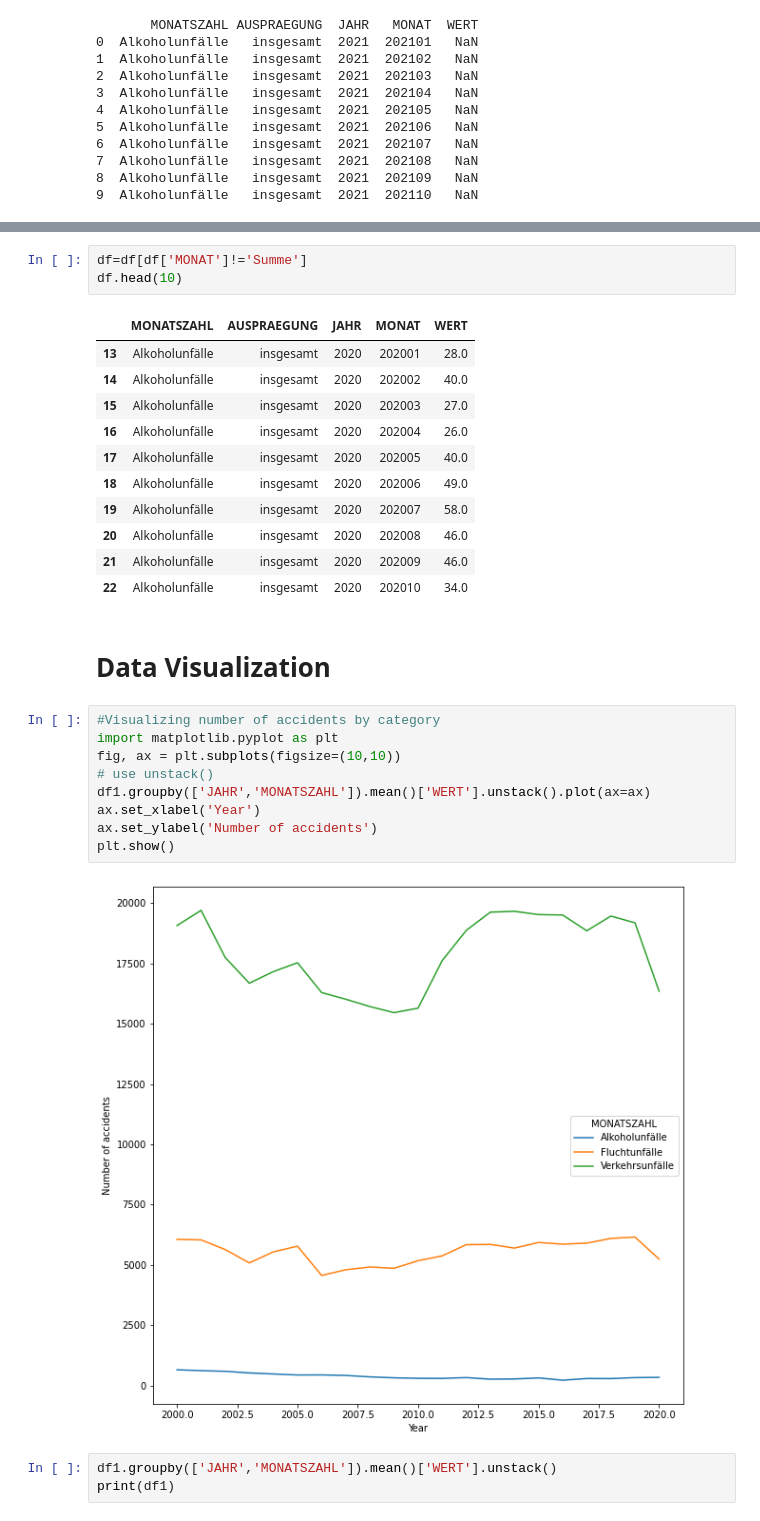
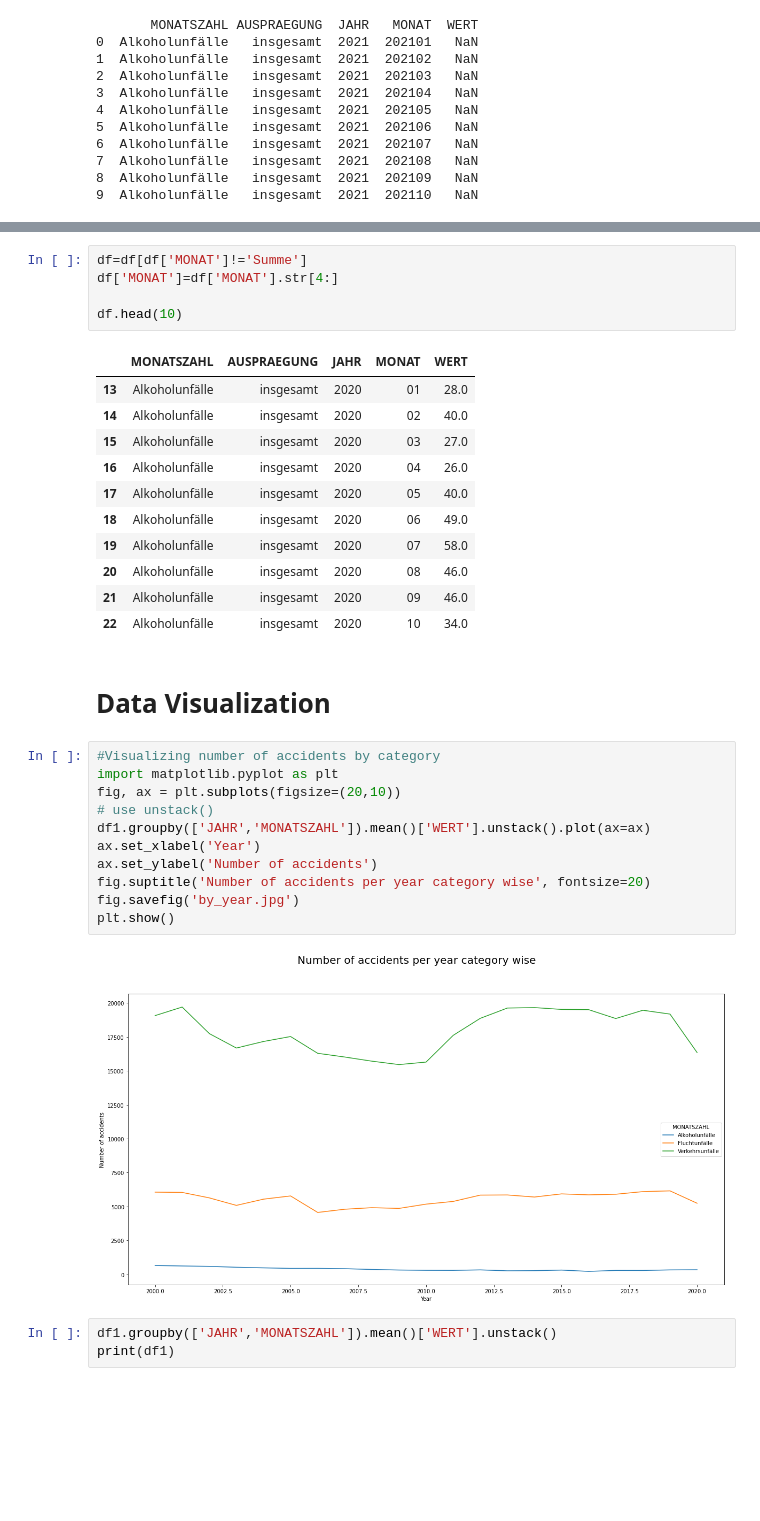
Before and after one commit to Priya15073/Monthly-Traffic-Accidents-in-Munich, a Jupyter notebook: Mission_1.ipynb, the cells around one changed output, grey strips where cells are left out. Saved outputs shown, nothing was run; the diff lists cells and outputs as text; blank space fills up the shorter version.

Commit message:
Commit : Data Vizualization of Time series
Added time-series visualisation by month

```diff
--- a/Mission_1.ipynb
+++ b/Mission_1.ipynb
@@ -93,32 +94,36 @@ df1.head(10)
 | 129 | Alkoholunfälle | insgesamt | 2011 | Summe | 397.0 |
 # %%
 df=df[df['MONAT']!='Summe']
+df['MONAT']=df['MONAT'].str[4:]
+
 df.head(10)
 # %% [output]
 |  | MONATSZAHL | AUSPRAEGUNG | JAHR | MONAT | WERT |
-| 13 | Alkoholunfälle | insgesamt | 2020 | 202001 | 28.0 |
-| 14 | Alkoholunfälle | insgesamt | 2020 | 202002 | 40.0 |
-| 15 | Alkoholunfälle | insgesamt | 2020 | 202003 | 27.0 |
-| 16 | Alkoholunfälle | insgesamt | 2020 | 202004 | 26.0 |
-| 17 | Alkoholunfälle | insgesamt | 2020 | 202005 | 40.0 |
-| 18 | Alkoholunfälle | insgesamt | 2020 | 202006 | 49.0 |
-| 19 | Alkoholunfälle | insgesamt | 2020 | 202007 | 58.0 |
-| 20 | Alkoholunfälle | insgesamt | 2020 | 202008 | 46.0 |
-| 21 | Alkoholunfälle | insgesamt | 2020 | 202009 | 46.0 |
-| 22 | Alkoholunfälle | insgesamt | 2020 | 202010 | 34.0 |
+| 13 | Alkoholunfälle | insgesamt | 2020 | 01 | 28.0 |
+| 14 | Alkoholunfälle | insgesamt | 2020 | 02 | 40.0 |
+| 15 | Alkoholunfälle | insgesamt | 2020 | 03 | 27.0 |
+| 16 | Alkoholunfälle | insgesamt | 2020 | 04 | 26.0 |
+| 17 | Alkoholunfälle | insgesamt | 2020 | 05 | 40.0 |
+| 18 | Alkoholunfälle | insgesamt | 2020 | 06 | 49.0 |
+| 19 | Alkoholunfälle | insgesamt | 2020 | 07 | 58.0 |
+| 20 | Alkoholunfälle | insgesamt | 2020 | 08 | 46.0 |
+| 21 | Alkoholunfälle | insgesamt | 2020 | 09 | 46.0 |
+| 22 | Alkoholunfälle | insgesamt | 2020 | 10 | 34.0 |
 # %% [markdown]
 # Data Visualization
 # %%
 #Visualizing number of accidents by category
 import matplotlib.pyplot as plt
-fig, ax = plt.subplots(figsize=(10,10))
+fig, ax = plt.subplots(figsize=(20,10))
 # use unstack()
 df1.groupby(['JAHR','MONATSZAHL']).mean()['WERT'].unstack().plot(ax=ax)
 ax.set_xlabel('Year')
 ax.set_ylabel('Number of accidents')
+fig.suptitle('Number of accidents per year category wise', fontsize=20)
+fig.savefig('by_year.jpg')
 plt.show()
 # %% [output]
-[figure, old version]
+[figure, new version]
 # %%
 df1.groupby(['JAHR','MONATSZAHL']).mean()['WERT'].unstack()
 print(df1)
```
Also changed, not shown: parts of 5 cells of this notebook, 2 other files.
